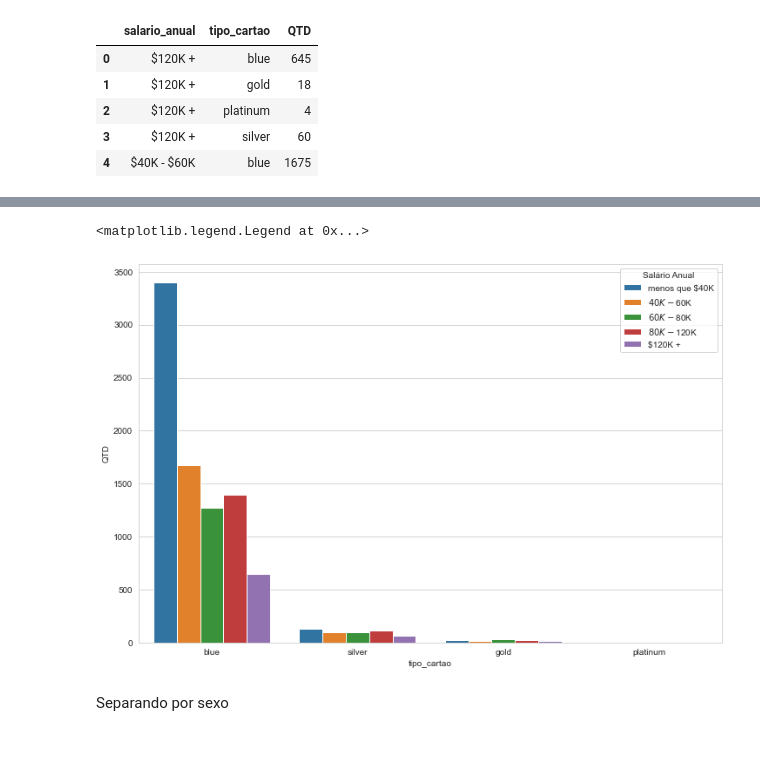
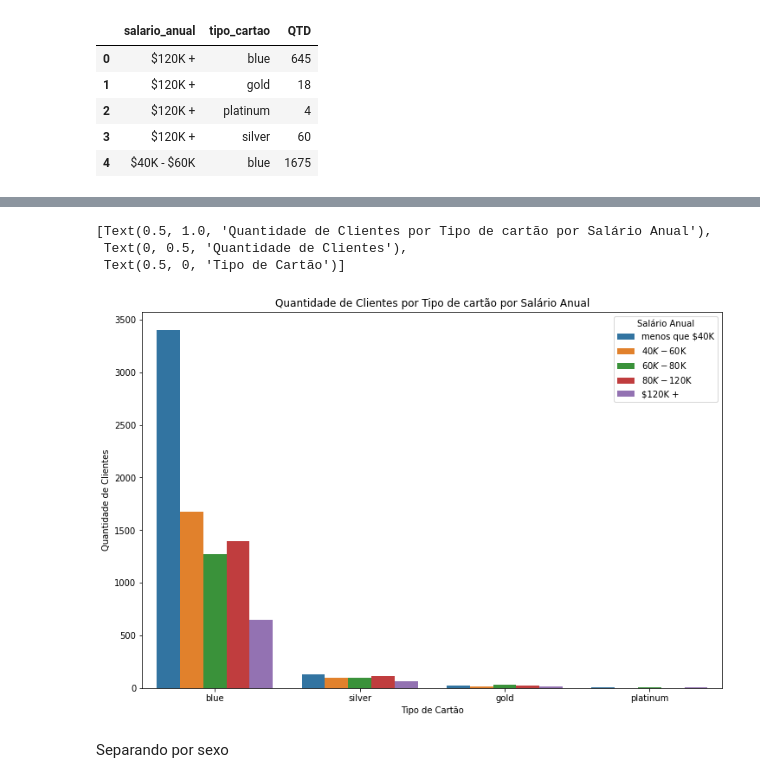
Before and after one commit to jeanmatheuss/analise-clientes, a Jupyter notebook: analise_clientes_credito.ipynb, the cells around one changed output, grey strips where cells are left out. Drawn from its saved outputs; the diff is of its cells as text; code cells hidden in the pictures; blank space fills up the shorter version.

```diff
--- a/analise_clientes_credito.ipynb
+++ b/analise_clientes_credito.ipynb
@@ -67,7 +67,7 @@ dtypes: float64(2), int64(9), object(5)
 memory usage: 1.2+ MB
 # %%
 # escluindo colunas irrelevantes
-df = df.drop(columns=['id', 'Unnamed: 0'])
+df = df.drop(columns=['id'])
 # %%
 df.info()
 # %% [output]
@@ -279,10 +307,13 @@ df_cartao.head()
 # %%
 labels_salario = ['menos que $40K','$40K - $60K','$60K - $80K','$80K - $120K', '$120K +']
 fig, ax = plt.subplots(figsize=(12,8))
 labels = ['blue', 'silver', 'gold', 'platinum']
 sns.barplot(data=df_cartao, ax=ax, x='tipo_cartao', y='QTD', hue='salario_anual', hue_order=labels_salario, order=labels)
-ax.legend(title='Salário Anual', )
+ax.legend(title='Salário Anual',)
+ax.set(title='Quantidade de Clientes por Tipo de cartão por Salário Anual', ylabel='Quantidade de Clientes', xlabel='Tipo de Cartão')
 # %% [output]
-<matplotlib.legend.Legend at 0x...>
+[Text(0.5, 1.0, 'Quantidade de Clientes por Tipo de cartão por Salário Anual'),
+ Text(0, 0.5, 'Quantidade de Clientes'),
+ Text(0.5, 0, 'Tipo de Cartão')]
-[figure, old version]
+[figure, new version]
 # %%
```
Also changed, not shown: parts of 13 cells of this notebook, 1 other file.
